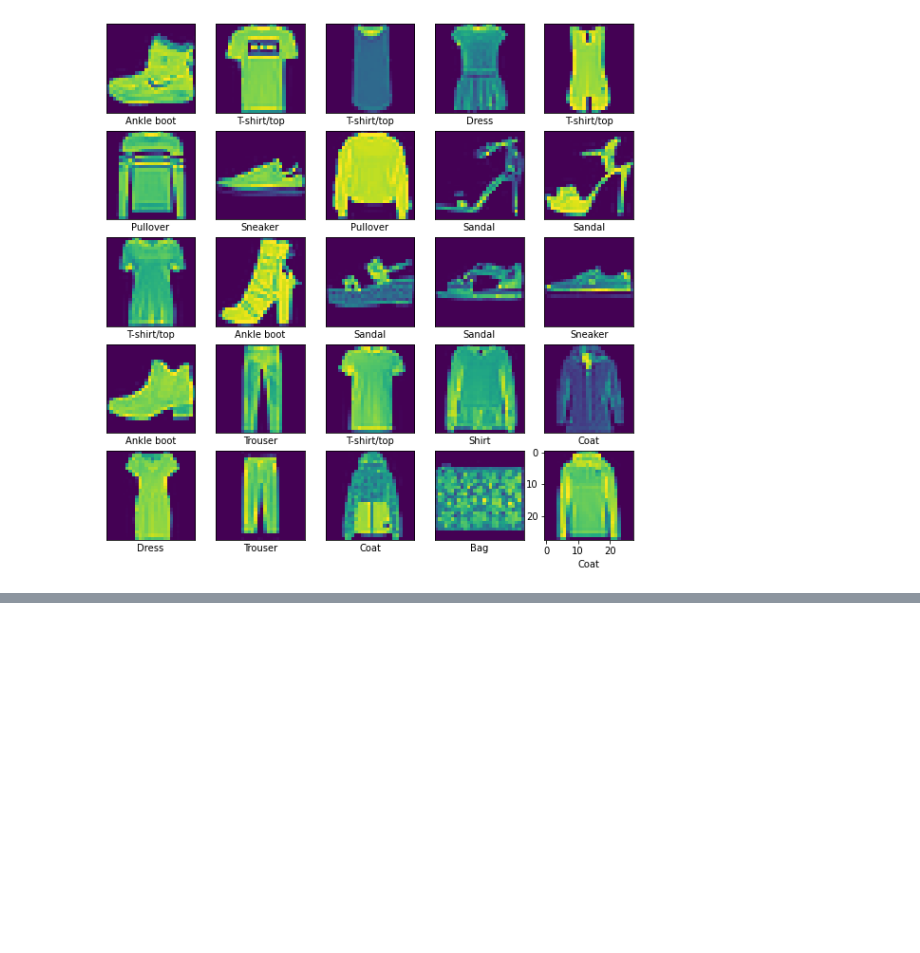
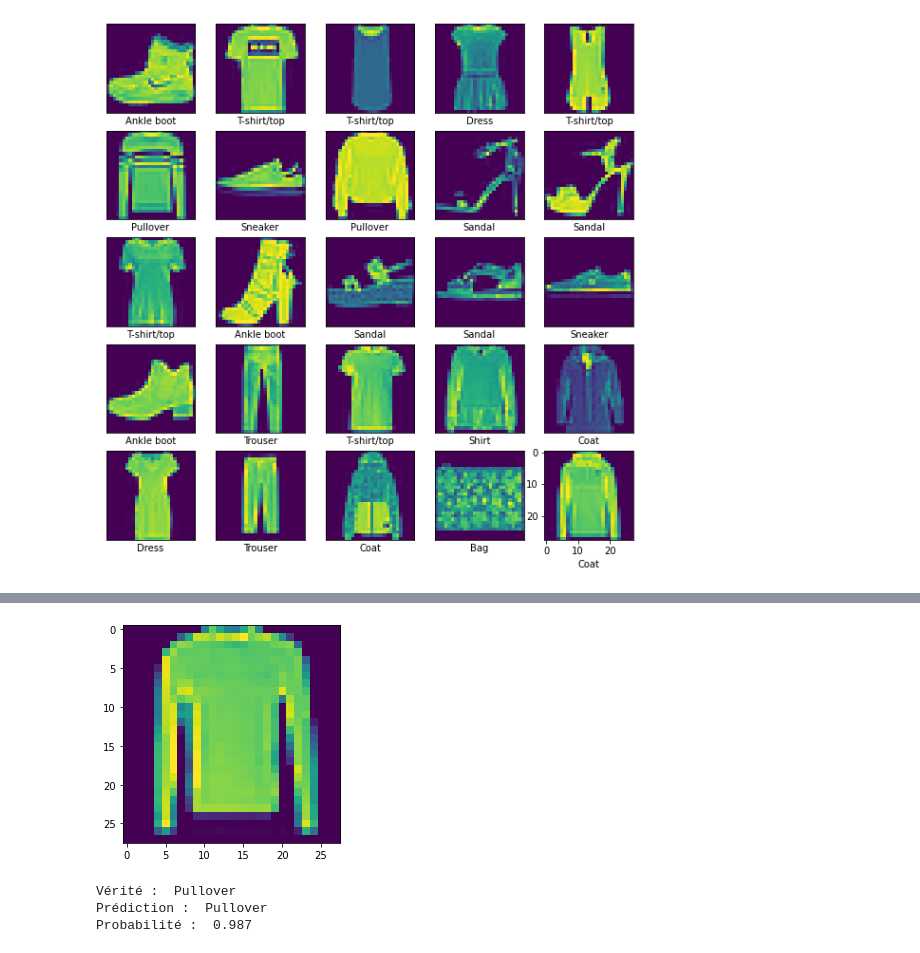
Before and after one commit to hansglick/book_errata, a Jupyter notebook: p001_Image_Classifier.ipynb, the cells around one changed output, grey strips where cells are left out. Saved outputs shown, nothing was run; the diff lists cells and outputs as text; code cells hidden in the pictures; blank space fills up the shorter version.

```diff
--- a/p001_Image_Classifier.ipynb
+++ b/p001_Image_Classifier.ipynb
@@ -107,0 +114,20 @@ Epoch 10/10
+# %%
+# Si on veut ne pas avoir des logits mais des probabilités en sortie, il suffit de
+model = tf.keras.Sequential([model,tf.keras.layers.Softmax()])
+preds = model.predict(test_features)
+# %%
+# Tire au hasard un item du test set et prédit sa classe
+index = np.random.randint(len(test_labels))
+prediction = class_names[np.argmax(preds[index])]
+truth = class_names[test_labels[index]]
+plt.figure()
+plt.imshow(test_features[index])
+plt.show()
+print("Vérité : ",truth)
+print("Prédiction : ",prediction)
+print("Probabilité : ",np.round(np.max(preds[index]),3))
+# %% [output]
+[figure, added]
+Vérité :  Pullover
+Prédiction :  Pullover
+Probabilité :  0.987
```
Also changed, not shown: parts of 5 cells of this notebook.
